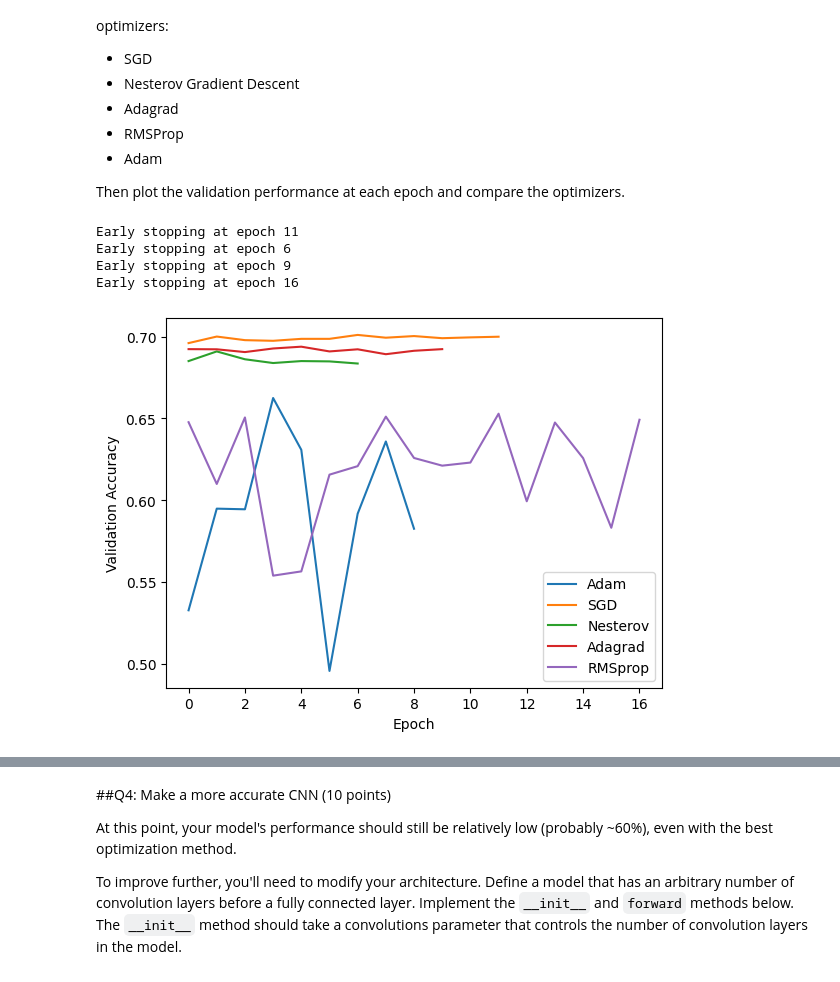
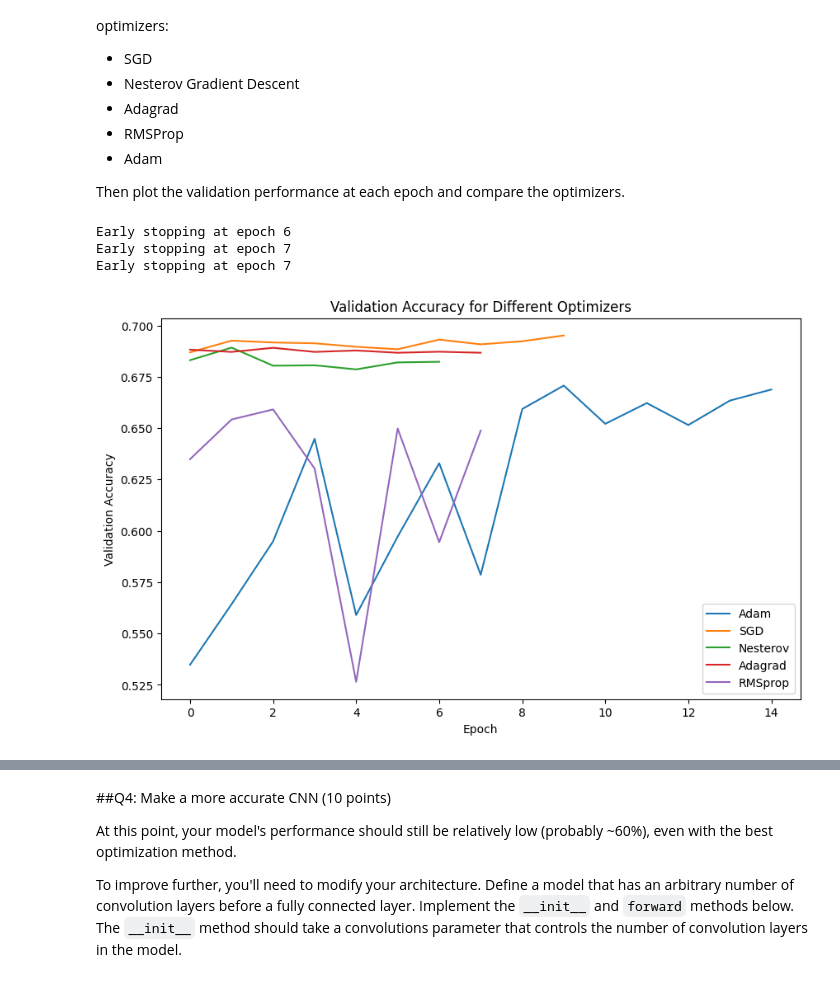
Before and after one commit to jaysonleon/DS4440-NN-, a Jupyter notebook: hw4.ipynb, the cells around one changed output, grey strips where cells are left out. Drawn from its saved outputs; the diff is of its cells as text; code cells hidden in the pictures.

```diff
--- a/hw4.ipynb
+++ b/hw4.ipynb
@@ -22,6 +25,7 @@ import matplotlib.pyplot as plt
 class SimpleCNN(nn.Module):
     def __init__(self, num_classes=10):
         super(SimpleCNN, self).__init__()
+        self.num_classes = num_classes
         self.layer1 = nn.Sequential(
             nn.Conv2d(3, 16, kernel_size=5, stride=1, padding=2),
             nn.BatchNorm2d(16),
@@ -49,6 +53,10 @@ Train should take a model which subclasses nn.Module, two DataLoaders, and an op
 
 Evaluate should take a model which subclasses nn.Module and a DataLoader. It should return both the overall model accuracy as well as the per class accuracy for each class.
 # %%
+import ssl
+
+ssl._create_default_https_context = ssl._create_unverified_context
+torchvision.datasets.CIFAR10.url="http://www.cs.toronto.edu/~kriz/cifar-10-python.tar.gz"
 train_set = torchvision.datasets.CIFAR10("./data", download=True, transform=
                                                 transforms.Compose([transforms.ToTensor()]))
 test_set = torchvision.datasets.CIFAR10("./data", download=True, train=False, transform=
@@ -126,11 +149,13 @@ print(f'Train loader: {len(train_loader.dataset)}. Val loader: {len(val_loader.d
 # %% [output]
 Train loader: 40000. Val loader: 10000. Test loader: 10000
 # %%
-model = SimpleCNN(num_classes).to(device)
+# model = SimpleCNN(num_classes).to(device)
+model = SimpleCNN(num_classes)
 adam = torch.optim.Adam(model.parameters(), lr=0.01)
 
-valAccs_adam = train(model, train_loader, val_loader, adam, epochs=20, patience=5)
-testAcc = evaluate(model, test_loader)
-print("Best Validation accuracy(Adam): ", max(valAccs_adam))
-print("Test accuracy(Adam): ", testAcc)
+val_accs_adam, val_class_accs_adam = train(model, train_loader, val_loader, adam, epochs=10, patience=5)
+test_acc_adam, test_class_acc_adam = evaluate(model, test_loader, num_classes)
+print("Best Validation accuracy(Adam): ", max(val_accs_adam))
+print("Test accuracy(Adam): ", test_acc_adam)
+print("Test class accuracy(Adam): ", test_class_acc_adam)
 # %% [output]
@@ -150,29 +175,30 @@ Now train the model with different optimizers and compare the performance. Try u
 Then plot the validation performance at each epoch and compare the optimizers.
 # %%
 sgd = torch.optim.SGD(model.parameters(), lr=0.01)
-valAccs_sgd = train(model, train_loader, val_loader, sgd, epochs=20, patience=5)
+val_accs_sgd, val_class_accs_sgd = train(model, train_loader, val_loader, sgd, epochs=10, patience=5)
 
 ngd = torch.optim.SGD(model.parameters(), lr=0.01, nesterov=True, momentum=0.9)
-valAccs_ngd = train(model, train_loader, val_loader, ngd, epochs=20, patience=5)
+val_accs_ngd, val_class_accs_ngd = train(model, train_loader, val_loader, ngd, epochs=10, patience=5)
 
 adagrad = torch.optim.Adagrad(model.parameters(), lr=0.01)
-valAccs_adagrad = train(model, train_loader, val_loader, adagrad, epochs=20, patience=5)
+val_accs_grad, val_class_accs_grad = train(model, train_loader, val_loader, adagrad, epochs=10, patience=5)
 
 rmsprop = torch.optim.RMSprop(model.parameters(), lr=0.01)
-valAccs_rmsprop = train(model, train_loader, val_loader, rmsprop, epochs=20, patience=5)
+val_accs_rmsp, val_class_accs_rmsp = train(model, train_loader, val_loader, rmsprop, epochs=10, patience=5)
 
-plt.plot(valAccs_adam, label='Adam')
-plt.plot(valAccs_sgd, label='SGD')
-plt.plot(valAccs_ngd, label='Nesterov')
-plt.plot(valAccs_adagrad, label='Adagrad')
-plt.plot(valAccs_rmsprop, label='RMSprop')
+plt.figure(figsize=(10, 6))
+plt.plot(val_accs_adam, label='Adam')
+plt.plot(val_accs_sgd, label='SGD')
+plt.plot(val_accs_ngd, label='Nesterov')
+plt.plot(val_accs_grad, label='Adagrad')
+plt.plot(val_accs_rmsp, label='RMSprop')
 plt.xlabel('Epoch')
 plt.ylabel('Validation Accuracy')
+plt.title('Validation Accuracy for Different Optimizers')
 plt.legend()
 plt.show()
 # %% [output]
-Early stopping at epoch 11
 Early stopping at epoch 6
-Early stopping at epoch 9
-Early stopping at epoch 16
+Early stopping at epoch 7
+Early stopping at epoch 7
-[figure, old version]
+[figure, new version]
```
Also changed, not shown: parts of 24 cells of this notebook, 1 other file.
